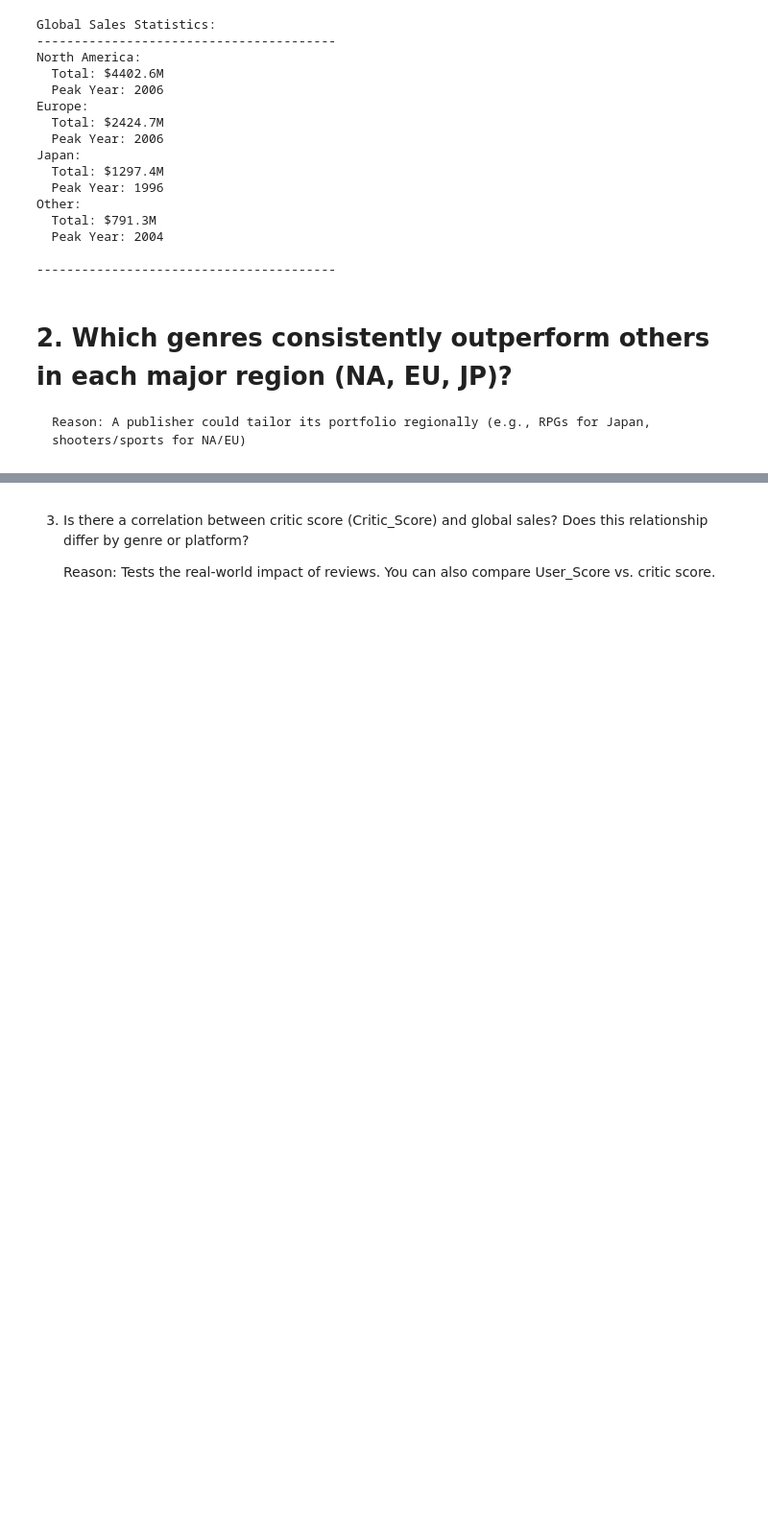
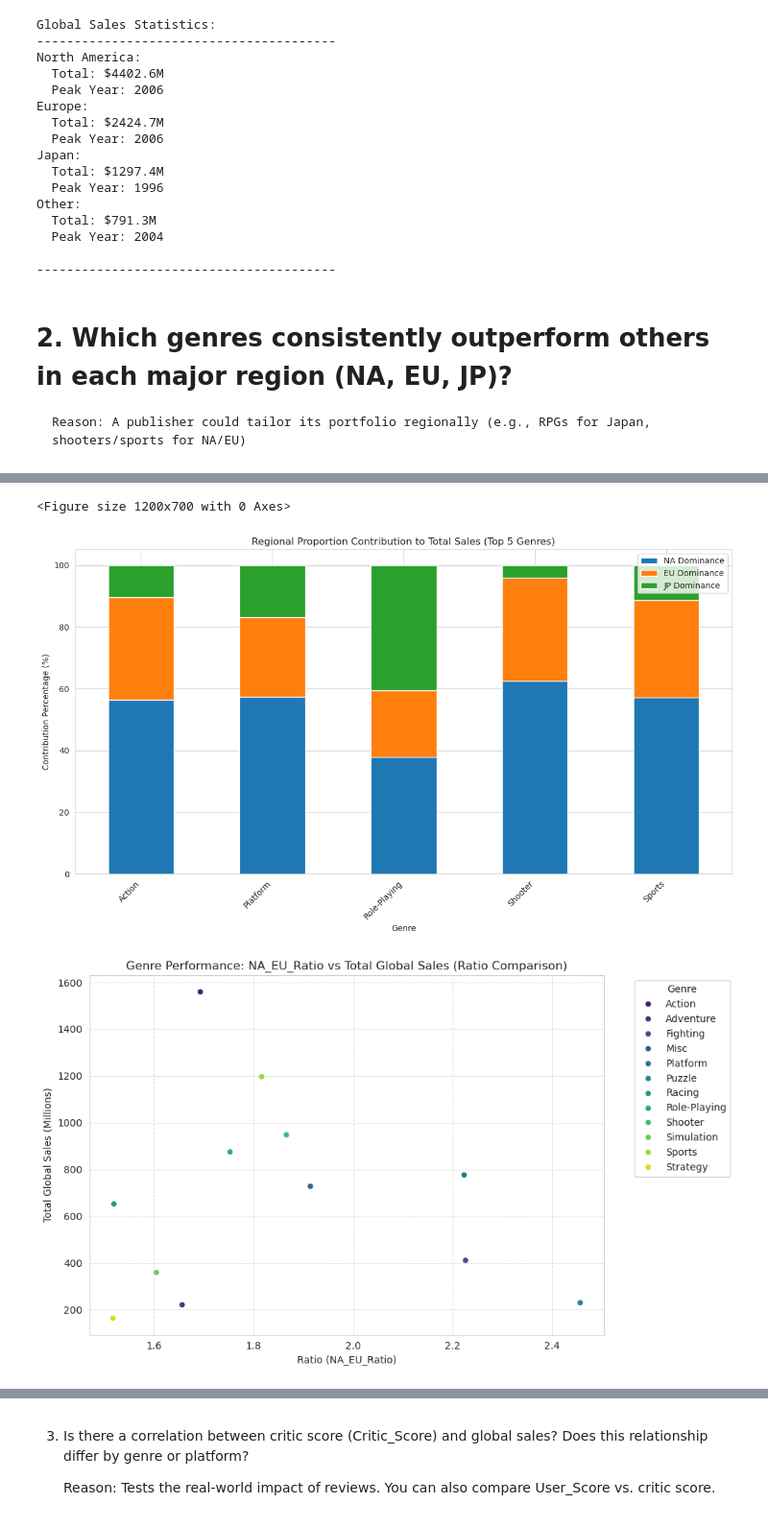
Before and after one commit to RacerBeats/DATA_ANALYTICS_FINAL_PROJ, a Jupyter notebook: Gaming sales project/game_analysis.ipynb, the cells around one changed output, grey strips where cells are left out. Shown at 96% size. Cells and saved outputs as stored; diff of their text form; code cells hidden in the pictures; blank space fills up the shorter version.

```diff
--- a/Gaming sales project/game_analysis.ipynb
+++ b/Gaming sales project/game_analysis.ipynb
@@ -283,0 +414,60 @@ Other:
+# %%
+# 1. Regional Contribution Index (RCI): Percentage contribution of each region to the genre's total sales.
+genre_sales['RCI_NA'] = (genre_sales['NA_Sales'] / genre_sales['Total_Global_Sales']) * 100
+genre_sales['RCI_EU'] = (genre_sales['EU_Sales'] / genre_sales['Total_Global_Sales']) * 100
+genre_sales['RCI_JP'] = (genre_sales['JP_Sales'] / genre_sales['Total_Global_Sales']) * 100
+
+# 2. Cross-Regional Ratio (CRR): Comparing the strength relationship between markets.
+# Use np.where to prevent division by zero errors, defaulting the ratio to NaN or a safe number (e.g., 1 if both are 0)
+genre_sales['NA_EU_Ratio'] = genre_sales['NA_Sales'] / genre_sales['EU_Sales'].replace(0, np.nan)
+genre_sales['NA_JP_Ratio'] = genre_sales['NA_Sales'] / genre_sales['JP_Sales'].replace(0, np.nan)
+genre_sales['EU_NA_Ratio'] = genre_sales['EU_Sales'] / genre_sales['NA_Sales'].replace(0, np.nan)
+genre_sales['EU_JP_Ratio'] = genre_sales['EU_Sales'] / genre_sales['JP_Sales'].replace(0, np.nan)
+genre_sales['JP_NA_Ratio'] = genre_sales['JP_Sales'] / genre_sales['NA_Sales'].replace(0, np.nan)
+genre_sales['JP_EU_Ratio'] = genre_sales['JP_Sales'] / genre_sales['EU_Sales'].replace(0, np.nan)
+
+print("\n--- Aggregated & Proportional Metrics Head ---")
+# Display key proportional columns to confirm calculation
+print(genre_sales[['Genre', 'Total_Global_Sales', 'RCI_NA', 'RCI_EU', 'RCI_JP']])
+
+TOP_N = 5
+top_genres_visual = genre_sales.sort_values('Total_Global_Sales', ascending=False).head(TOP_N)['Genre'].tolist()
+
+# Filter data to only include these top N genres
+plot_data = genre_sales[genre_sales['Genre'].isin(top_genres_visual)]
+print(plot_data)
+
+# 1. Stacked Bar Chart for RCI visualization (Proportional contribution)
+rci_data = plot_data[['Genre', 'RCI_NA', 'RCI_EU', 'RCI_JP']]
+
+plt.figure(figsize=(12, 7))
+# Using pandas plotting method which is good for stacked proportional charts
+rci_data.set_index('Genre')[['RCI_NA', 'RCI_EU', 'RCI_JP']].plot(kind='bar', stacked=True, figsize=(12, 7))
+plt.title(f'Regional Proportion Contribution to Total Sales (Top {TOP_N} Genres)')
+plt.xlabel('Genre')
+plt.ylabel('Contribution Percentage (%)')
+plt.xticks(rotation=45, ha='right')
+plt.legend(['NA Dominance', 'EU Dominance', 'JP Dominance'])
+plt.tight_layout()
+plt.show()
+
+# 2. Scatter Plot Loop for all CRRs (Comparative strength)
+
+ratio_columns = [
+    'NA_EU_Ratio', 'NA_JP_Ratio', 'EU_JP_Ratio',  # NA is numerator
+    'EU_NA_Ratio', 'JP_NA_Ratio', 'JP_EU_Ratio'   # EU/JP are numerators
+]
+
+for col in ratio_columns:
+    plt.figure(figsize=(10, 6))
+    # Use a consistent measure of total sales (Y-axis) and the current ratio (X-axis)
+    sns.scatterplot(x=plot_scatter[col], y=plot_scatter['Total_Global_Sales'], hue=plot_scatter['Genre'], data=plot_scatter, palette='viridis')
+    plt.title(f'Genre Performance: {col} vs Total Global Sales (Ratio Comparison)')
+    plt.xlabel(f'Ratio ({col})')
+    plt.ylabel('Total Global Sales (Millions)')
+    # Keep the legend visible but move it to avoid obscuring data points
+    plt.legend(bbox_to_anchor=(1.05, 1), loc='upper left', title='Genre')
+    plt.grid(True, linestyle='--', alpha=0.6)
+    plt.tight_layout()
+    plt.show()
+# %% [output]
@@ -283,0 +491,3 @@ Other:
+<Figure size 1200x700 with 0 Axes>
+[figure, added]
+[figure, added]
```
Also changed, not shown: parts of 5 cells of this notebook.
